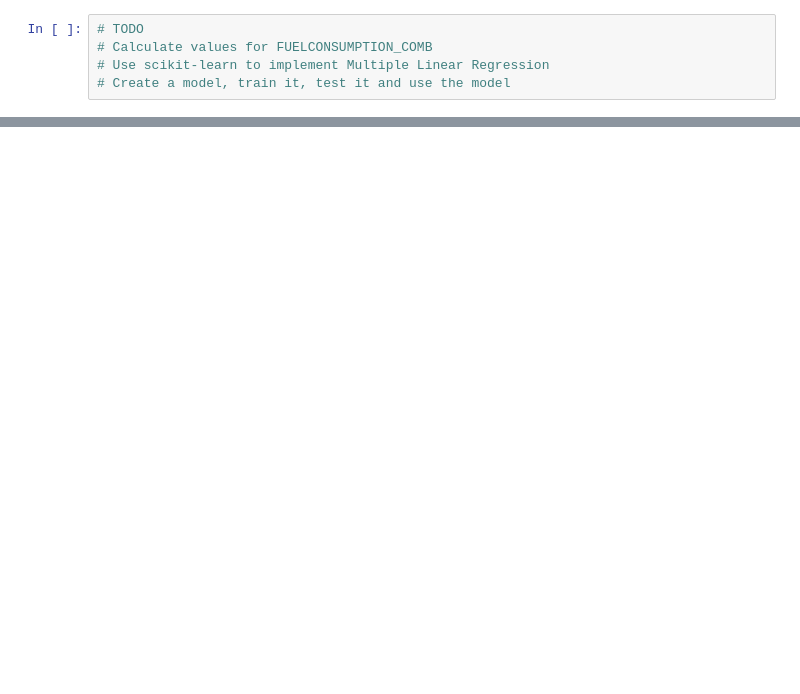
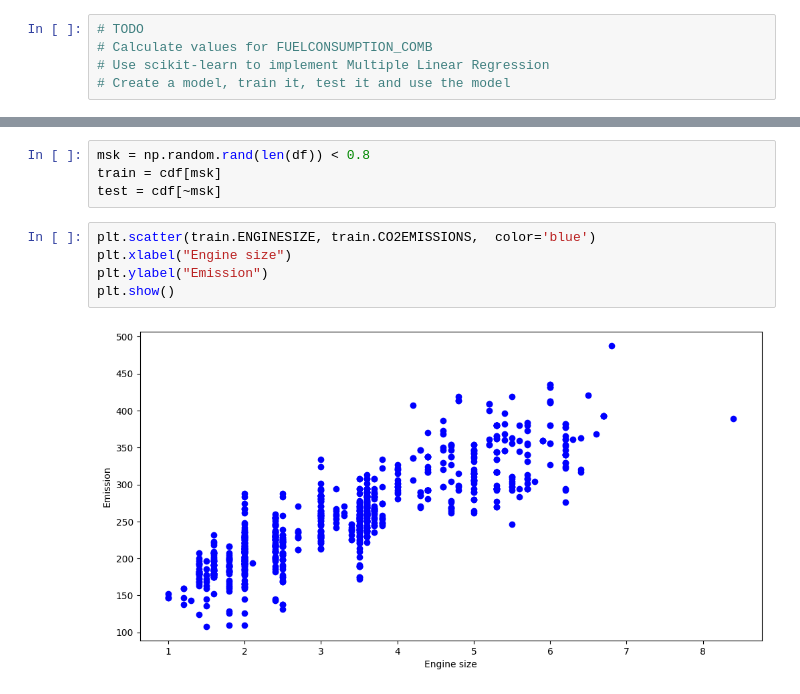
Before and after one commit to iremcakcak5/data-science, a Jupyter notebook: week-6/6-example.ipynb, the cells around one changed output, grey strips where cells are left out. Saved outputs shown, nothing was run; the diff lists cells and outputs as text; blank space fills up the shorter version.

```diff
--- a/week-6/6-example.ipynb
+++ b/week-6/6-example.ipynb
@@ -146,0 +218,11 @@ R2-score: 0.76
+# %%
+msk = np.random.rand(len(df)) < 0.8
+train = cdf[msk]
+test = cdf[~msk]
+# %%
+plt.scatter(train.ENGINESIZE, train.CO2EMISSIONS,  color='blue')
+plt.xlabel("Engine size")
+plt.ylabel("Emission")
+plt.show()
+# %% [output]
+[figure, added]
```
Also changed, not shown: parts of 21 cells of this notebook.
